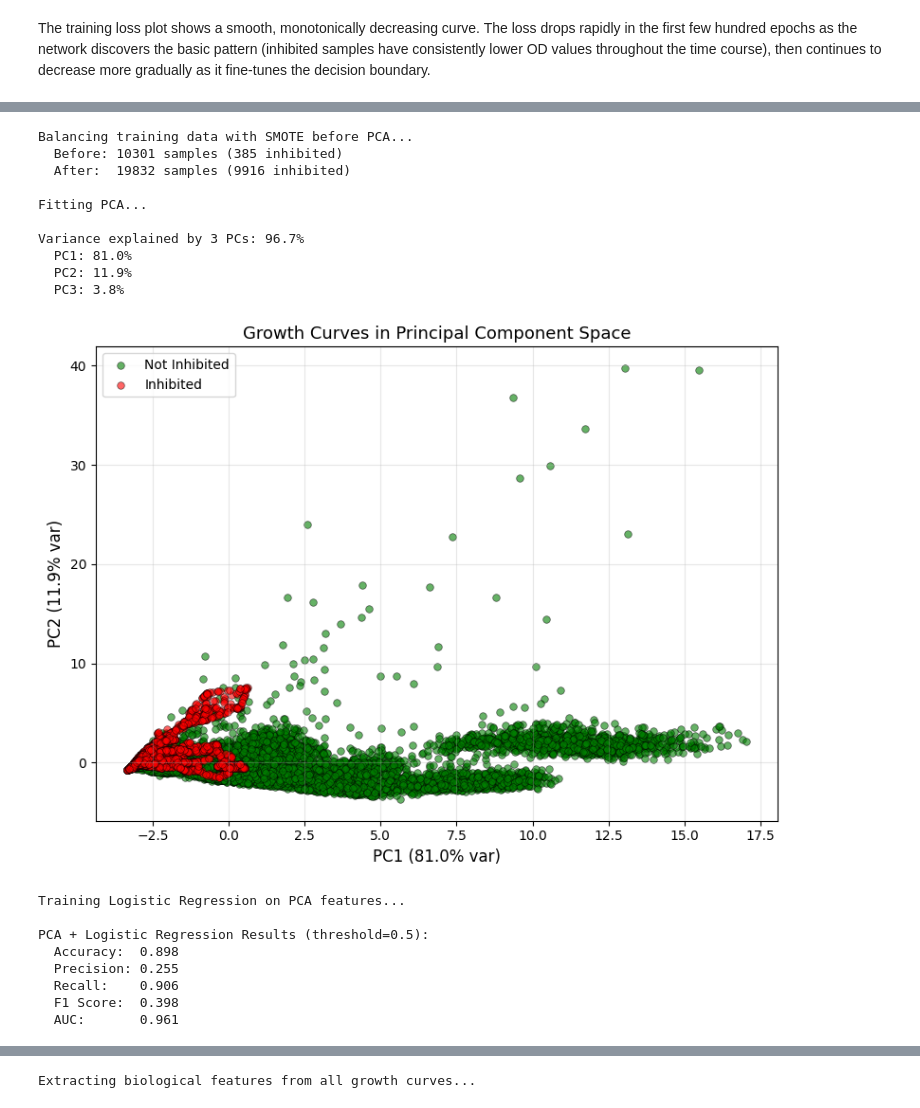
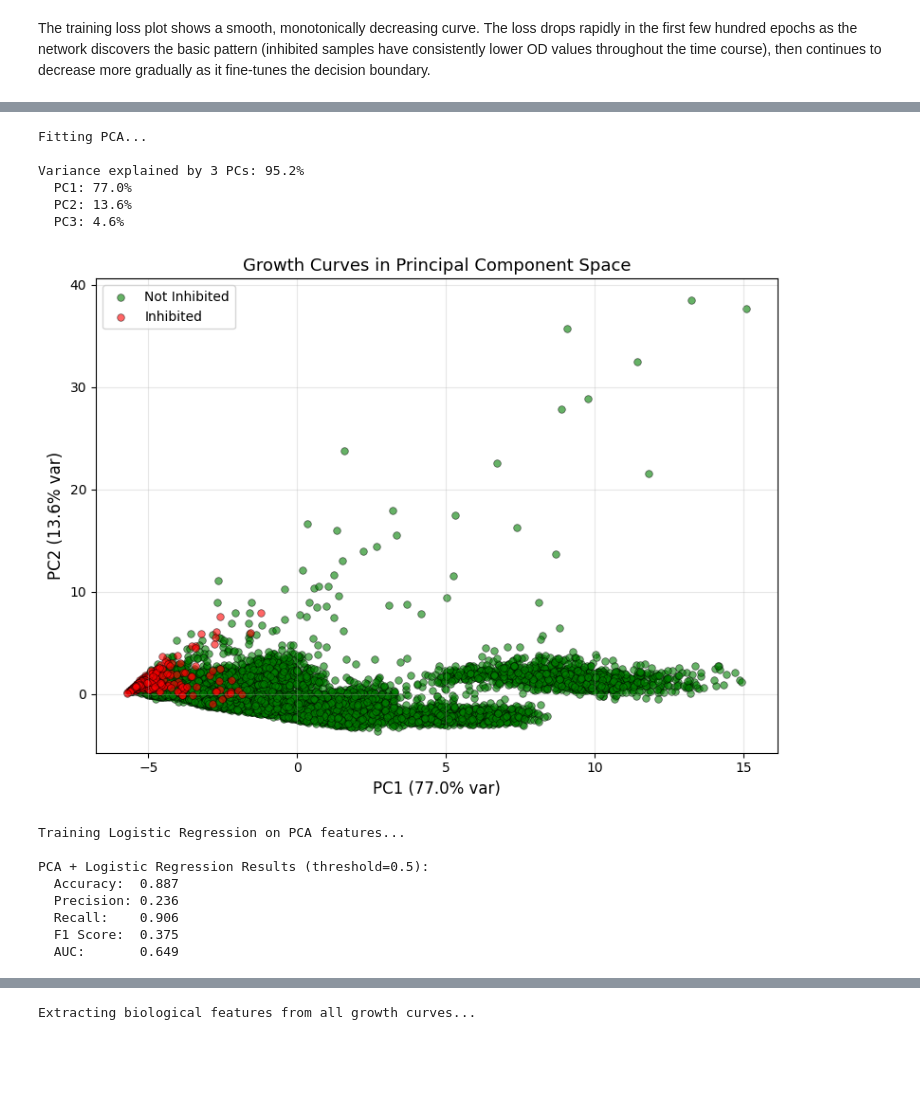
Before and after one commit to BioDisCo/computational_bioengineering, a Jupyter notebook: data_analysis/notes.ipynb, the cells around one changed output, grey strips where cells are left out. Cells and saved outputs as stored; diff of their text form; code cells hidden in the pictures; blank space fills up the shorter version.

```diff
--- a/data_analysis/notes.ipynb
+++ b/data_analysis/notes.ipynb
@@ -488,6 +469,40 @@ print(f"Test: {len(X_test)} samples ({y_test.mean()*100:.1f}% inhibited)")
 # %% [output]
 Training: 10301 samples (3.7% inhibited)
 Test: 2576 samples (3.7% inhibited)
+# %%
+
+def rp_auc(y_true, y_scores, method="trapezoidal"):
+    """
+    Compute Precision–Recall AUC (RP AUC / AUPRC).
+
+    Parameters
+    ----------
+    y_true : array-like, shape (n_samples,)
+        True labels (0/1).
+    y_scores : array-like, shape (n_samples,)
+        Predicted probabilities or decision scores.
+    method : {"trapezoidal", "average_precision"}
+        - "trapezoidal": AUC using trapezoidal rule on PR curve
+        - "average_precision": scikit-learn's average precision
+
+    Returns
+    -------
+    float
+        AUPRC value.
+    """
+
+    y_true = np.asarray(y_true)
+    y_scores = np.asarray(y_scores)
+
+    if method == "average_precision":
+        return float(average_precision_score(y_true, y_scores))
+
+    elif method == "trapezoidal":
+        precision, recall, _ = precision_recall_curve(y_true, y_scores)
+        return float(auc(recall, precision))
+
+    else:
+        raise ValueError("method must be 'trapezoidal' or 'average_precision'")
 # %% [markdown]
 
 ---
@@ -635,7 +654,7 @@ from imblearn.over_sampling import SMOTE
 from sklearn.decomposition import PCA
 from sklearn.linear_model import LogisticRegression
 
-USE_SMOTE = True  # Set to False to compare
+USE_SMOTE = False  # Set to False to compare
 
 if USE_SMOTE:
     print("Balancing training data with SMOTE before PCA...")
@@ -672,51 +691,47 @@ ax.grid(alpha=0.3)
 plt.tight_layout()
 plt.show()
 
 # Train classifier on PCs
 print("\nTraining Logistic Regression on PCA features...")
 model_pca = LogisticRegression(
     class_weight=None if USE_SMOTE else 'balanced',
     max_iter=1000,
     random_state=RANDOM_SEED
 )
 model_pca.fit(X_train_pca, y_train_pca)
 
 # Evaluate
 y_pred_pca_prob = model_pca.predict_proba(X_test_pca)[:, 1]
 y_pred_pca = (y_pred_pca_prob > 0.5).astype(int)
 
 acc_pca = accuracy_score(y_test, y_pred_pca)
 prec_pca = precision_score(y_test, y_pred_pca, zero_division=0)
 rec_pca = recall_score(y_test, y_pred_pca, zero_division=0)
 f1_pca = f1_score(y_test, y_pred_pca, zero_division=0)
-auc_pca = roc_auc_score(y_test, y_pred_pca_prob)
+auc_pca = rp_auc(y_test, y_pred_pca_prob)
 
 print(f"\nPCA + Logistic Regression Results (threshold=0.5):")
 print(f"  Accuracy:  {acc_pca:.3f}")
 print(f"  Precision: {prec_pca:.3f}")
 print(f"  Recall:    {rec_pca:.3f}")
 print(f"  F1 Score:  {f1_pca:.3f}")
 print(f"  AUC:       {auc_pca:.3f}")
 # %% [output]
-Balancing training data with SMOTE before PCA...
-  Before: 10301 samples (385 inhibited)
-  After:  19832 samples (9916 inhibited)
-
 Fitting PCA...
 
-Variance explained by 3 PCs: 96.7%
-  PC1: 81.0%
-  PC2: 11.9%
-  PC3: 3.8%
+Variance explained by 3 PCs: 95.2%
+  PC1: 77.0%
+  PC2: 13.6%
+  PC3: 4.6%
-[figure, old version]
+[figure, new version]
 Training Logistic Regression on PCA features...
 
 PCA + Logistic Regression Results (threshold=0.5):
-  Accuracy:  0.898
-  Precision: 0.255
+  Accuracy:  0.887
+  Precision: 0.236
   Recall:    0.906
-  F1 Score:  0.398
-  AUC:       0.961
+  F1 Score:  0.375
+  AUC:       0.649
 # %% [markdown]
 While PCA reduces dimensionality and reveals structure, the principal components themselves lack biological interpretation. If I tell you a sample has PC1 = 0.3 and PC2 = -0.8, what does that actually mean in terms of the bacterial growth process? It's not immediately clear. The PCs are linear combinations of all the original hours, weighted by somewhat arbitrary coefficients that happen to maximize variance. This makes PCA useful as a preprocessing step or for visualization, but less satisfying as a final answer if you want to understand what's actually happening biologically.
 
```
Also changed, not shown: parts of 22 cells of this notebook, 5 other files.
